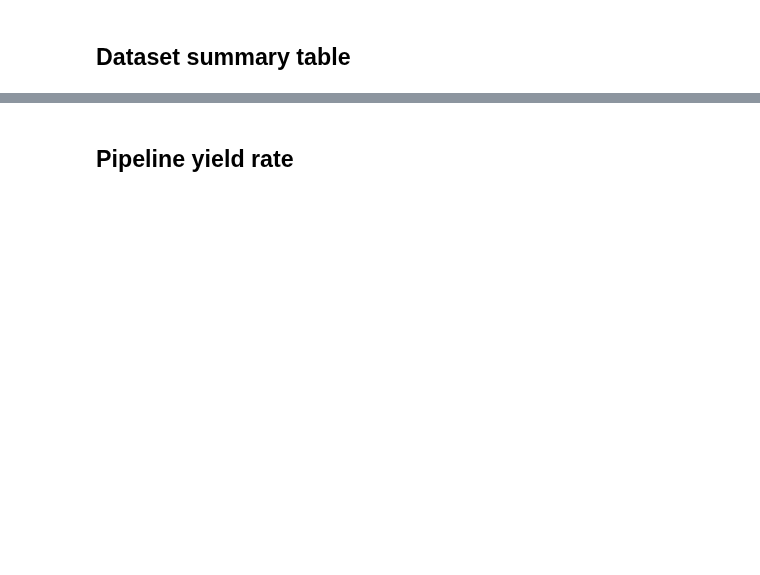
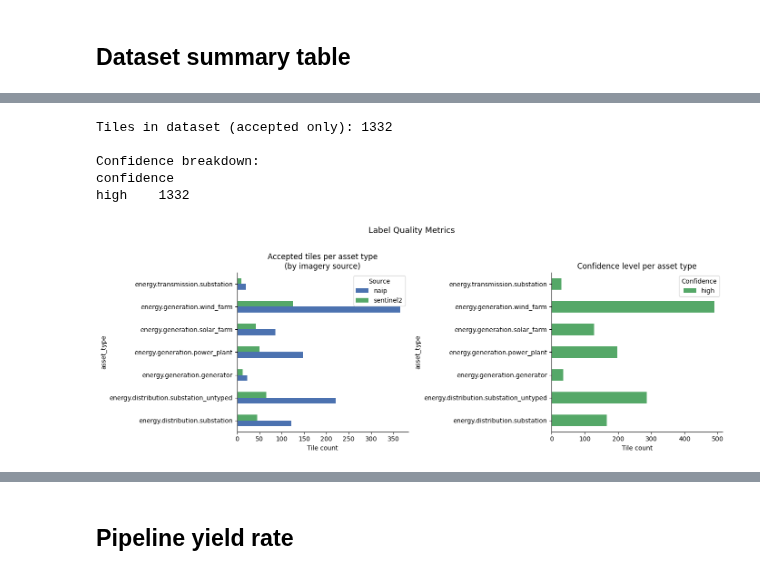
Before and after one commit to justing0909/infra-bench-cls, a Jupyter notebook: 07_results.ipynb, the cells around one changed output, grey strips where cells are left out. Drawn from its saved outputs; the diff is of its cells as text; code cells hidden in the pictures; blank space fills up the shorter version.

```diff
--- a/07_results.ipynb
+++ b/07_results.ipynb
@@ -173,0 +218,55 @@ df_dataset[['asset_type','source','image_date','confidence']].head(20)
+# %%
+# Load triage summary from the manifest
+triage_df = pd.DataFrame([
+    {
+        'asset_type': r['asset_type'],
+        'source':     r['source'],
+        'confidence': r['confidence'],
+    }
+    for r in manifest['records']
+])
+
+# Also need flagged tiles — load from QC/triage if available,
+# otherwise work with what's in the manifest (accepted only)
+print(f'Tiles in dataset (accepted only): {len(triage_df)}')
+print()
+print('Confidence breakdown:')
+print(triage_df['confidence'].value_counts().to_string())
+# %% [output]
+Tiles in dataset (accepted only): 1332
+
+Confidence breakdown:
+confidence
+high    1332
+# %%
+# Acceptance rate per asset type
+# Note: manifest only contains accepted tiles.
+# To get full triage breakdown, re-run triage and capture all results.
+# For now we show the composition of what was accepted.
+
+fig, axes = plt.subplots(1, 2, figsize=(14, 5))
+
+# Left: tiles per asset type colored by source
+pivot = triage_df.groupby(['asset_type','source']).size().unstack(fill_value=0)
+pivot.plot(kind='barh', ax=axes[0], color=['#4C72B0','#55A868','#C44E52'][:len(pivot.columns)])
+axes[0].set_title('Accepted tiles per asset type\n(by imagery source)')
+axes[0].set_xlabel('Tile count')
+axes[0].spines[['top','right']].set_visible(False)
+axes[0].legend(title='Source')
+
+# Right: confidence distribution per asset type
+conf_pivot = triage_df.groupby(['asset_type','confidence']).size().unstack(fill_value=0)
+conf_colors = {'high':'#55A868','low':'#CCB974','contradiction':'#C44E52'}
+conf_pivot.plot(kind='barh', ax=axes[1],
+    color=[conf_colors.get(c,'#4C72B0') for c in conf_pivot.columns])
+axes[1].set_title('Confidence level per asset type')
+axes[1].set_xlabel('Tile count')
+axes[1].spines[['top','right']].set_visible(False)
+axes[1].legend(title='Confidence')
+
+plt.suptitle('Label Quality Metrics', fontsize=13, y=1.02)
+plt.tight_layout()
+plt.savefig('label_quality.png', dpi=150, bbox_inches='tight')
+plt.show()
+# %% [output]
+[figure, added]
```
Also changed, not shown: parts of 16 cells of this notebook, 4 other files.
